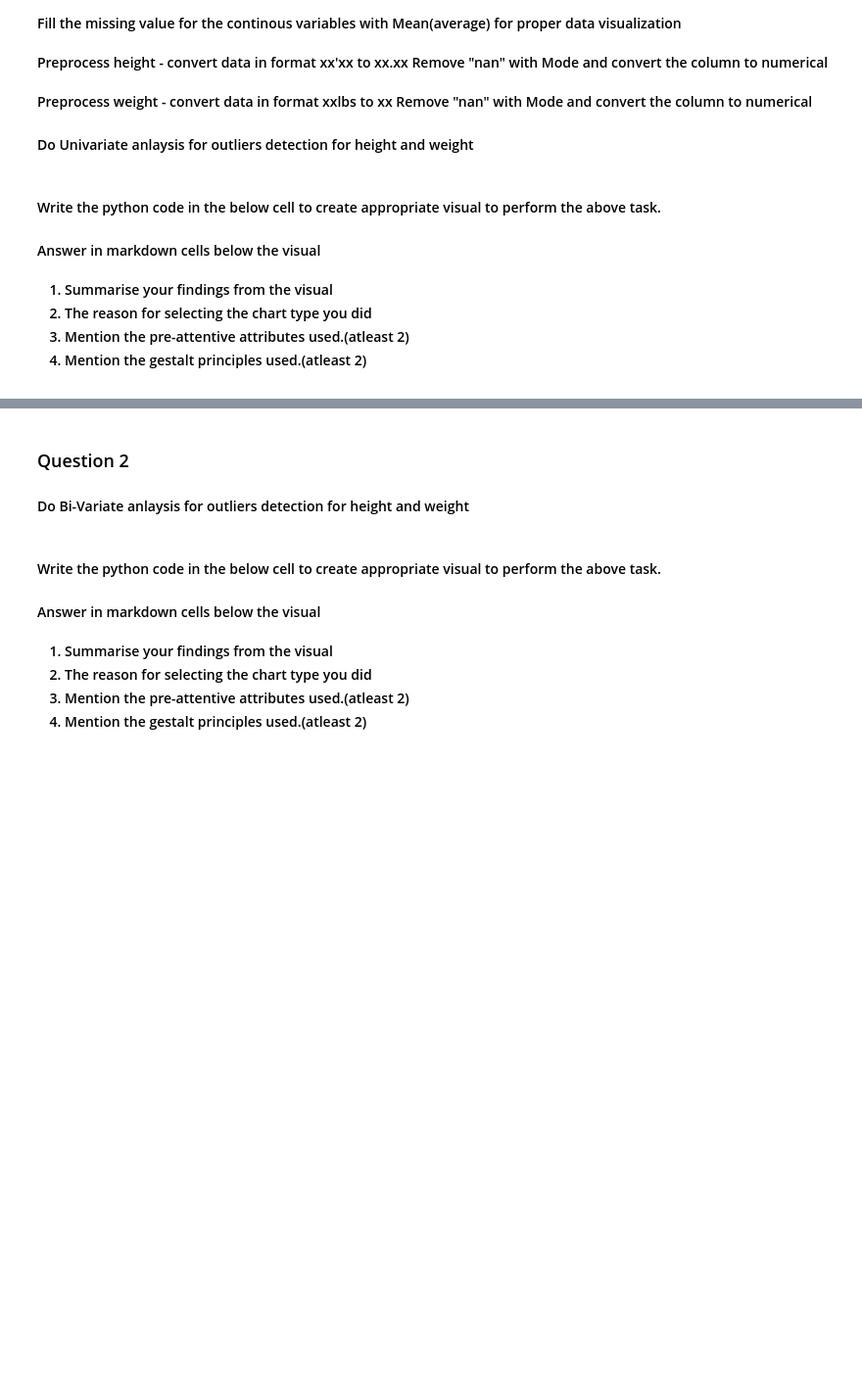
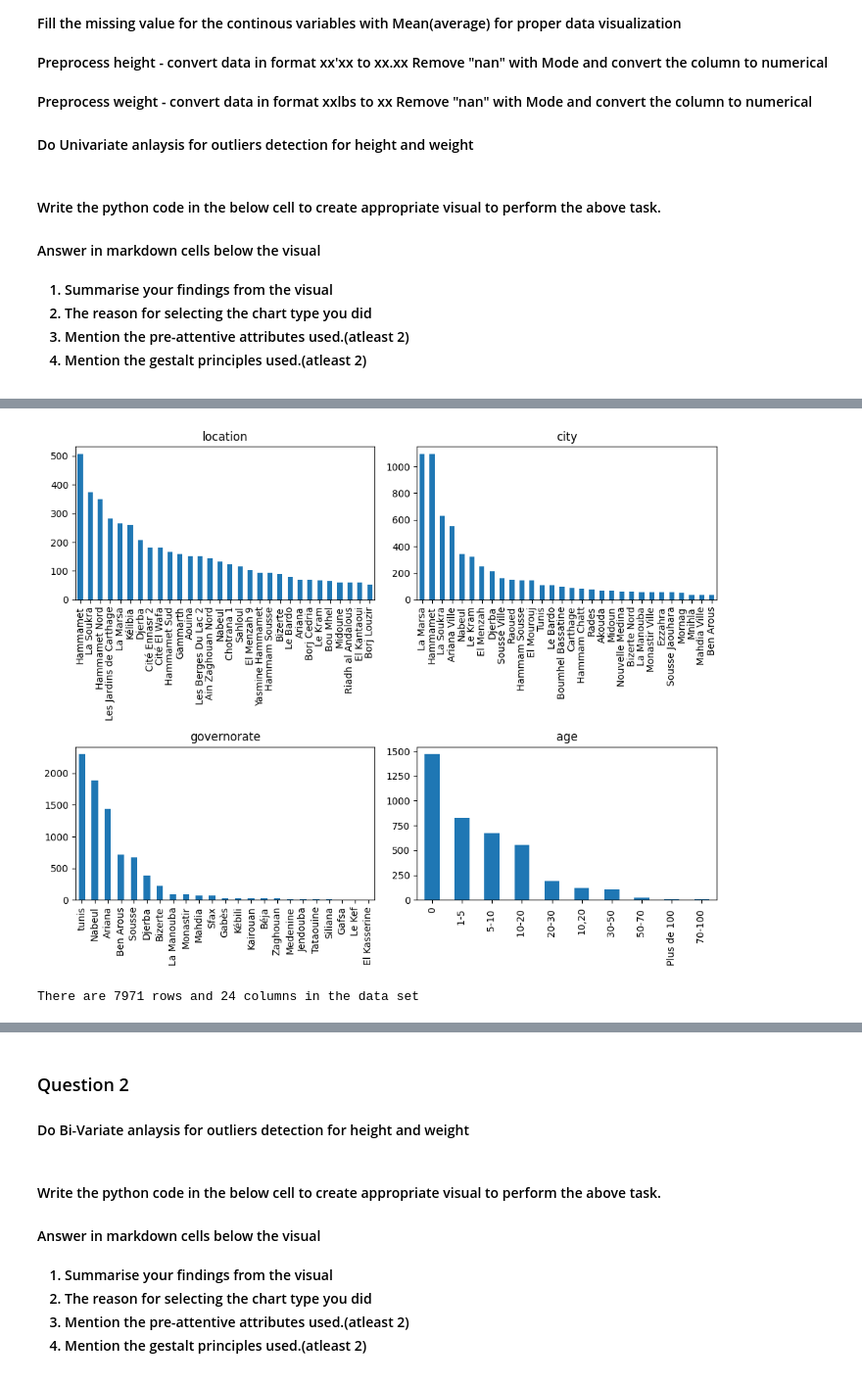
Before and after one commit to HarshaK1997/SEM2-DV, a Jupyter notebook: Part2/dvi-Python-ps1.ipynb, the cells around one changed output, grey strips where cells are left out. Shown at 98% size. Saved outputs shown, nothing was run; the diff lists cells and outputs as text; code cells hidden in the pictures; blank space fills up the shorter version.

```diff
--- a/Part2/dvi-Python-ps1.ipynb
+++ b/Part2/dvi-Python-ps1.ipynb
@@ -173,0 +279,28 @@ df.drop(columns=['price_tnd'], inplace=True)
+# %%
+# visualize distribution of nominal and ordinal categorical columns
+display_cols = categorical_cols + ordinal_cols
+fig, ax = plt.subplots(int(np.ceil(len(display_cols)/2)), 2, figsize=(10, 8))
+ax = ax.flatten()
+
+# Iterate over the numerical columns and corresponding axes
+for i, col in enumerate(display_cols):
+    df[col].value_counts().sort_values(ascending=False).head(30).plot(kind='bar', ax=ax[i])
+    ax[i].set_title(col)
+    ax[i].set_xlabel('')
+
+# Remove any empty subplots (if number of subplots is more than columns)
+for j in range(i+1, len(ax)):
+    fig.delaxes(ax[j])
+
+fig.tight_layout()
+fig.show()
+# %% [output]
+[figure, added]
+# %%
+### Data Preprocessing ###
+
+# Drop duplicates
+df.drop_duplicates(inplace=True)
+display_dataframe_shape(df)
+# %% [output]
+There are 7971 rows and 24 columns in the data set
```
Also changed, not shown: parts of 41 cells of this notebook, 1 other file.
